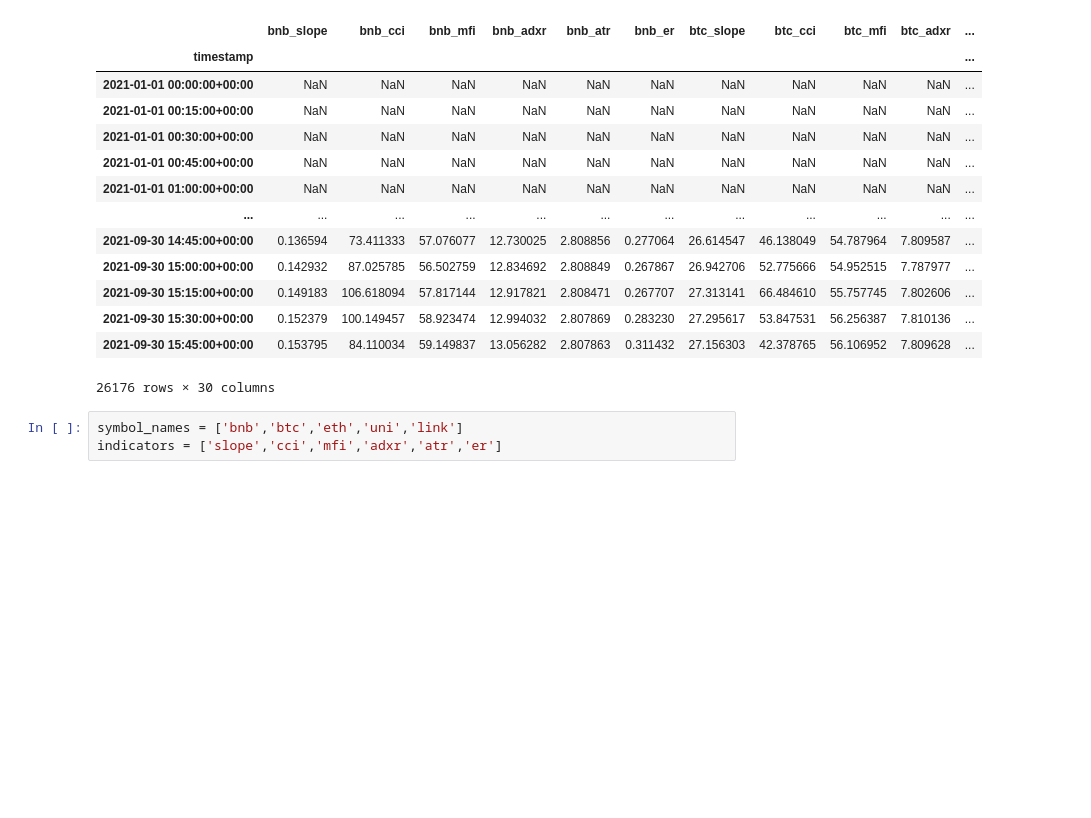
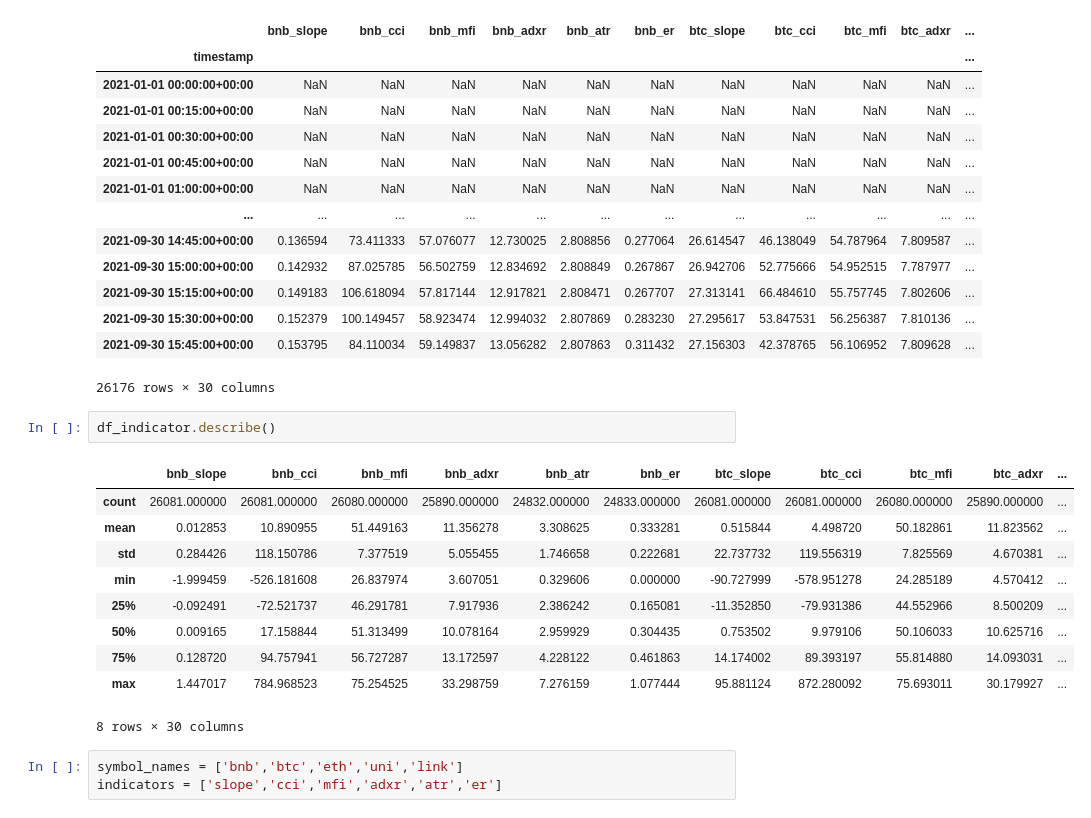
Before and after one commit to PXY11/work_pxy, a Jupyter notebook: indicator_research/画图.ipynb, the cells around one changed output. Drawn from its saved outputs; the diff is of its cells as text; blank space fills up the shorter version.

```diff
--- a/indicator_research/画图.ipynb
+++ b/indicator_research/画图.ipynb
@@ -21,6 +21,19 @@ df_indicator
 | 2021-09-30 15:30:00+00:00 | 0.152379 | 100.149457 | 58.923474 | 12.994032 | 2.807869 | 0.283230 | 27.295617 | 53.847531 | 56.256387 | 7.810136 | ... |
 | 2021-09-30 15:45:00+00:00 | 0.153795 | 84.110034 | 59.149837 | 13.056282 | 2.807863 | 0.311432 | 27.156303 | 42.378765 | 56.106952 | 7.809628 | ... |
 26176 rows × 30 columns
+# %%
+df_indicator.describe()
+# %% [output]
+|  | bnb_slope | bnb_cci | bnb_mfi | bnb_adxr | bnb_atr | bnb_er | btc_slope | btc_cci | btc_mfi | btc_adxr | ... |
+| count | 26081.000000 | 26081.000000 | 26080.000000 | 25890.000000 | 24832.000000 | 24833.000000 | 26081.000000 | 26081.000000 | 26080.000000 | 25890.000000 | ... |
+| mean | 0.012853 | 10.890955 | 51.449163 | 11.356278 | 3.308625 | 0.333281 | 0.515844 | 4.498720 | 50.182861 | 11.823562 | ... |
+| std | 0.284426 | 118.150786 | 7.377519 | 5.055455 | 1.746658 | 0.222681 | 22.737732 | 119.556319 | 7.825569 | 4.670381 | ... |
+| min | -1.999459 | -526.181608 | 26.837974 | 3.607051 | 0.329606 | 0.000000 | -90.727999 | -578.951278 | 24.285189 | 4.570412 | ... |
+| 25% | -0.092491 | -72.521737 | 46.291781 | 7.917936 | 2.386242 | 0.165081 | -11.352850 | -79.931386 | 44.552966 | 8.500209 | ... |
+| 50% | 0.009165 | 17.158844 | 51.313499 | 10.078164 | 2.959929 | 0.304435 | 0.753502 | 9.979106 | 50.106033 | 10.625716 | ... |
+| 75% | 0.128720 | 94.757941 | 56.727287 | 13.172597 | 4.228122 | 0.461863 | 14.174002 | 89.393197 | 55.814880 | 14.093031 | ... |
+| max | 1.447017 | 784.968523 | 75.254525 | 33.298759 | 7.276159 | 1.077444 | 95.881124 | 872.280092 | 75.693011 | 30.179927 | ... |
+8 rows × 30 columns
 # %%
 symbol_names = ['bnb','btc','eth','uni','link']
 indicators = ['slope','cci','mfi','adxr','atr','er']
```
